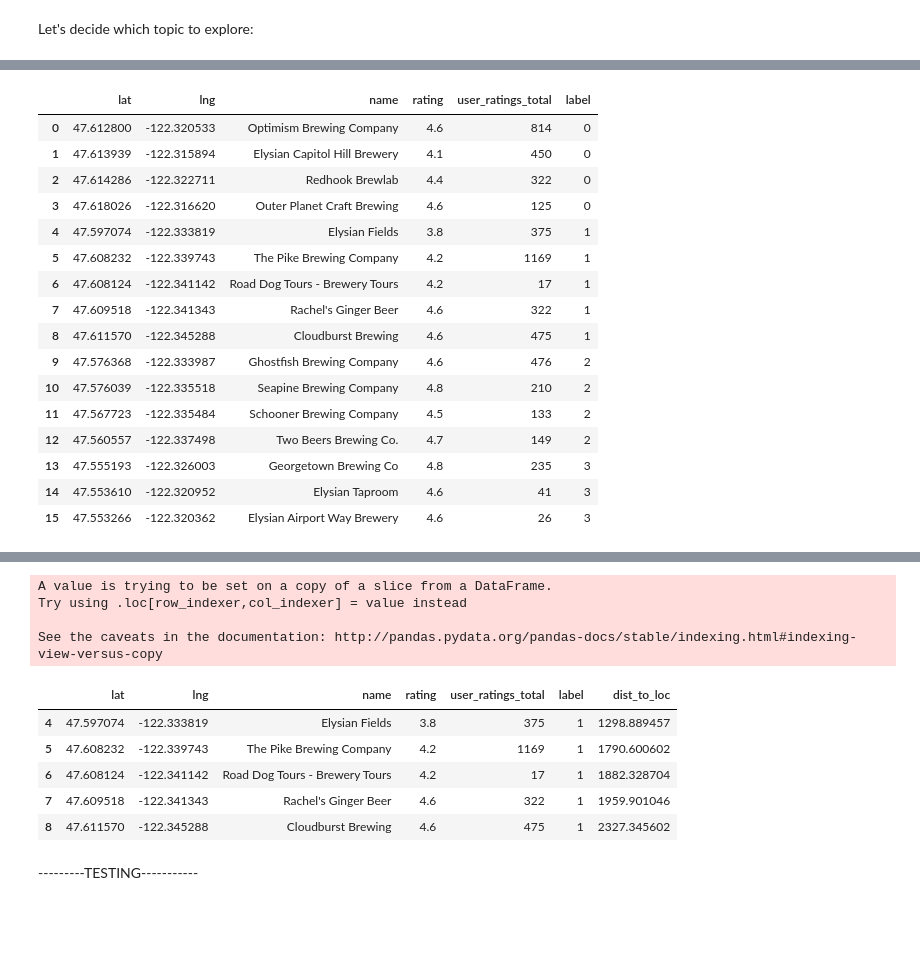
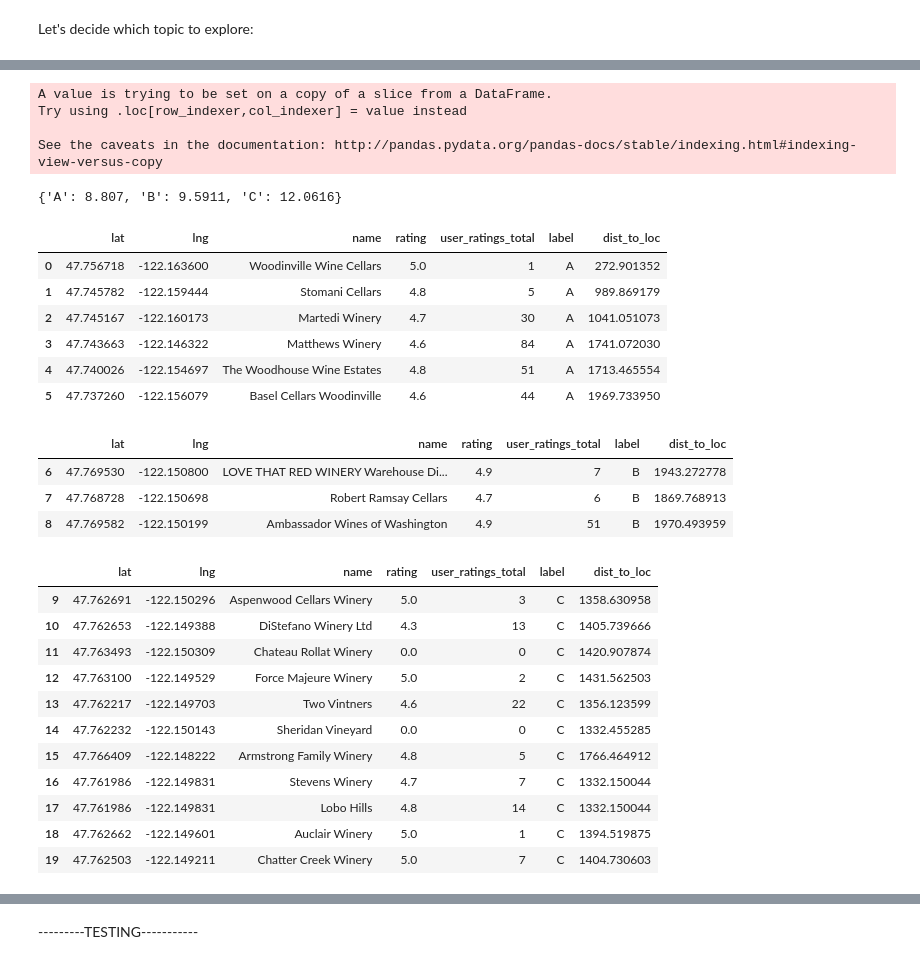
Before and after one commit to UpwardTrajectory/meander-maker, a Jupyter notebook: mvp.ipynb, the cells around one changed output, grey strips where cells are left out. Cells and saved outputs as stored; diff of their text form; code cells hidden in the pictures; blank space fills up the shorter version.

Commit message:
Separate cluster_metric into its own function, clean up -TESTING- part of .ipynb

```diff
--- a/mvp.ipynb
+++ b/mvp.ipynb
@@ -31,21 +31,33 @@ What theme would you like to explore today? parks with a view
 # %%
 df = gp.build_df(loc, topic)
-display(df)
+best = gp.choose_cluster(df, loc, verbose=True)
+gp.mapbox(df)
 # %% [output]
+A value is trying to be set on a copy of a slice from a DataFrame.
+Try using .loc[row_indexer,col_indexer] = value instead
+
+See the caveats in the documentation: http://pandas.pydata.org/pandas-docs/stable/indexing.html#indexing-view-versus-copy
+{'A': 8.807, 'B': 9.5911, 'C': 12.0616}
-|  | lat | lng | name | rating | user_ratings_total | label |
-| 0 | 47.612800 | -122.320533 | Optimism Brewing Company | 4.6 | 814 | 0 |
-| 1 | 47.613939 | -122.315894 | Elysian Capitol Hill Brewery | 4.1 | 450 | 0 |
-| 2 | 47.614286 | -122.322711 | Redhook Brewlab | 4.4 | 322 | 0 |
-| 3 | 47.618026 | -122.316620 | Outer Planet Craft Brewing | 4.6 | 125 | 0 |
-| 4 | 47.597074 | -122.333819 | Elysian Fields | 3.8 | 375 | 1 |
-| 5 | 47.608232 | -122.339743 | The Pike Brewing Company | 4.2 | 1169 | 1 |
-| 6 | 47.608124 | -122.341142 | Road Dog Tours - Brewery Tours | 4.2 | 17 | 1 |
-| 7 | 47.609518 | -122.341343 | Rachel's Ginger Beer | 4.6 | 322 | 1 |
-| 8 | 47.611570 | -122.345288 | Cloudburst Brewing | 4.6 | 475 | 1 |
-| 9 | 47.576368 | -122.333987 | Ghostfish Brewing Company | 4.6 | 476 | 2 |
-| 10 | 47.576039 | -122.335518 | Seapine Brewing Company | 4.8 | 210 | 2 |
-| 11 | 47.567723 | -122.335484 | Schooner Brewing Company | 4.5 | 133 | 2 |
-| 12 | 47.560557 | -122.337498 | Two Beers Brewing Co. | 4.7 | 149 | 2 |
-| 13 | 47.555193 | -122.326003 | Georgetown Brewing Co | 4.8 | 235 | 3 |
-| 14 | 47.553610 | -122.320952 | Elysian Taproom | 4.6 | 41 | 3 |
-| 15 | 47.553266 | -122.320362 | Elysian Airport Way Brewery | 4.6 | 26 | 3 |
+|  | lat | lng | name | rating | user_ratings_total | label | dist_to_loc |
+| 0 | 47.756718 | -122.163600 | Woodinville Wine Cellars | 5.0 | 1 | A | 272.901352 |
+| 1 | 47.745782 | -122.159444 | Stomani Cellars | 4.8 | 5 | A | 989.869179 |
+| 2 | 47.745167 | -122.160173 | Martedi Winery | 4.7 | 30 | A | 1041.051073 |
+| 3 | 47.743663 | -122.146322 | Matthews Winery | 4.6 | 84 | A | 1741.072030 |
+| 4 | 47.740026 | -122.154697 | The Woodhouse Wine Estates | 4.8 | 51 | A | 1713.465554 |
+| 5 | 47.737260 | -122.156079 | Basel Cellars Woodinville | 4.6 | 44 | A | 1969.733950 |
+|  | lat | lng | name | rating | user_ratings_total | label | dist_to_loc |
+| 6 | 47.769530 | -122.150800 | LOVE THAT RED WINERY Warehouse Di... | 4.9 | 7 | B | 1943.272778 |
+| 7 | 47.768728 | -122.150698 | Robert Ramsay Cellars | 4.7 | 6 | B | 1869.768913 |
+| 8 | 47.769582 | -122.150199 | Ambassador Wines of Washington | 4.9 | 51 | B | 1970.493959 |
+|  | lat | lng | name | rating | user_ratings_total | label | dist_to_loc |
+| 9 | 47.762691 | -122.150296 | Aspenwood Cellars Winery | 5.0 | 3 | C | 1358.630958 |
+| 10 | 47.762653 | -122.149388 | DiStefano Winery Ltd | 4.3 | 13 | C | 1405.739666 |
+| 11 | 47.763493 | -122.150309 | Chateau Rollat Winery | 0.0 | 0 | C | 1420.907874 |
+| 12 | 47.763100 | -122.149529 | Force Majeure Winery | 5.0 | 2 | C | 1431.562503 |
+| 13 | 47.762217 | -122.149703 | Two Vintners | 4.6 | 22 | C | 1356.123599 |
+| 14 | 47.762232 | -122.150143 | Sheridan Vineyard | 0.0 | 0 | C | 1332.455285 |
+| 15 | 47.766409 | -122.148222 | Armstrong Family Winery | 4.8 | 5 | C | 1766.464912 |
+| 16 | 47.761986 | -122.149831 | Stevens Winery | 4.7 | 7 | C | 1332.150044 |
+| 17 | 47.761986 | -122.149831 | Lobo Hills | 4.8 | 14 | C | 1332.150044 |
+| 18 | 47.762662 | -122.149601 | Auclair Winery | 5.0 | 1 | C | 1394.519875 |
+| 19 | 47.762503 | -122.149211 | Chatter Creek Winery | 5.0 | 7 | C | 1404.730603 |
@@ -52,17 +65,6 @@ display(df)
 # %%
-wlk = gp.meander(df, loc, mode='walking', verbose=False)
+wlk = gp.meander(best, loc, mode='walking', verbose=False)
 gp.html_builder(loc, wlk, tab=True)
-# %% [output]
-A value is trying to be set on a copy of a slice from a DataFrame.
-Try using .loc[row_indexer,col_indexer] = value instead
-
-See the caveats in the documentation: http://pandas.pydata.org/pandas-docs/stable/indexing.html#indexing-view-versus-copy
-|  | lat | lng | name | rating | user_ratings_total | label | dist_to_loc |
-| 4 | 47.597074 | -122.333819 | Elysian Fields | 3.8 | 375 | 1 | 1298.889457 |
-| 5 | 47.608232 | -122.339743 | The Pike Brewing Company | 4.2 | 1169 | 1 | 1790.600602 |
-| 6 | 47.608124 | -122.341142 | Road Dog Tours - Brewery Tours | 4.2 | 17 | 1 | 1882.328704 |
-| 7 | 47.609518 | -122.341343 | Rachel's Ginger Beer | 4.6 | 322 | 1 | 1959.901046 |
-| 8 | 47.611570 | -122.345288 | Cloudburst Brewing | 4.6 | 475 | 1 | 2327.345602 |
 # %% [markdown]
 ---------TESTING-----------
 # %%
```
Also changed, not shown: parts of 11 cells of this notebook, 1 other file.
